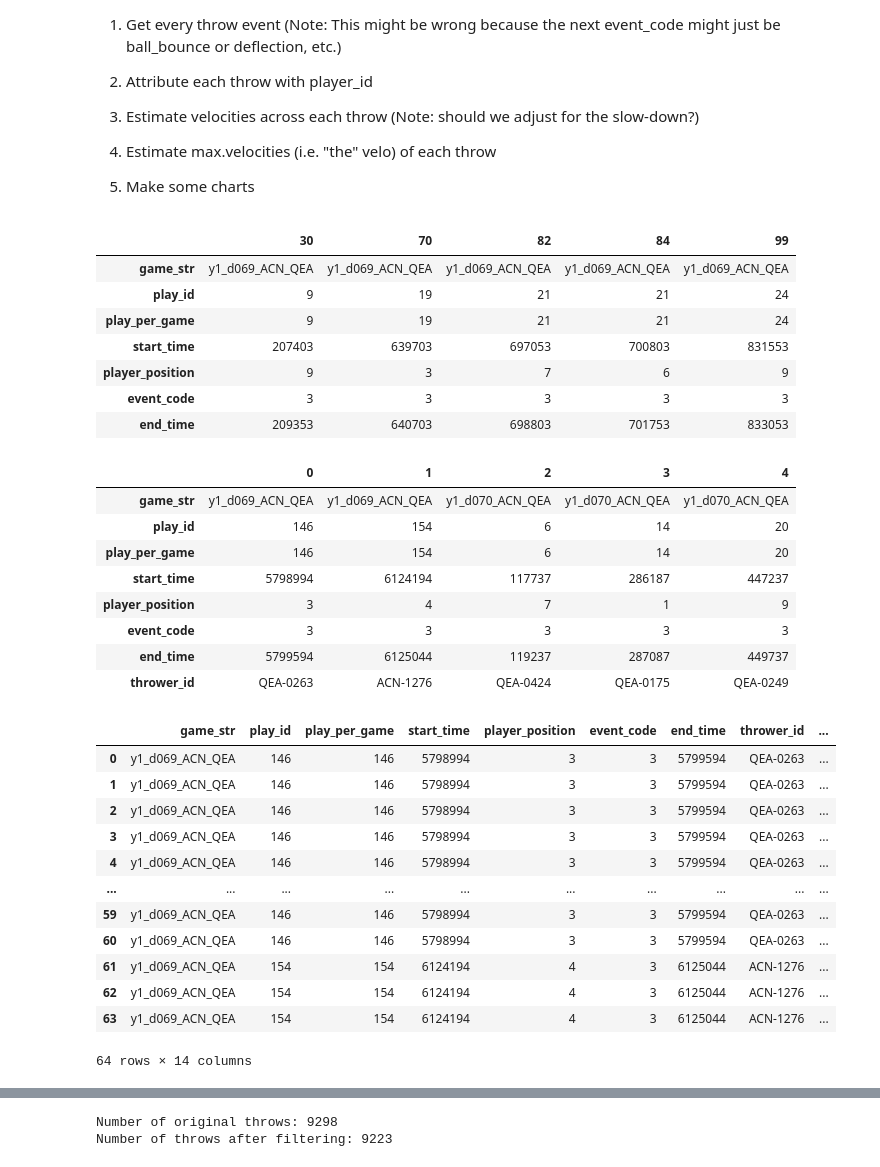
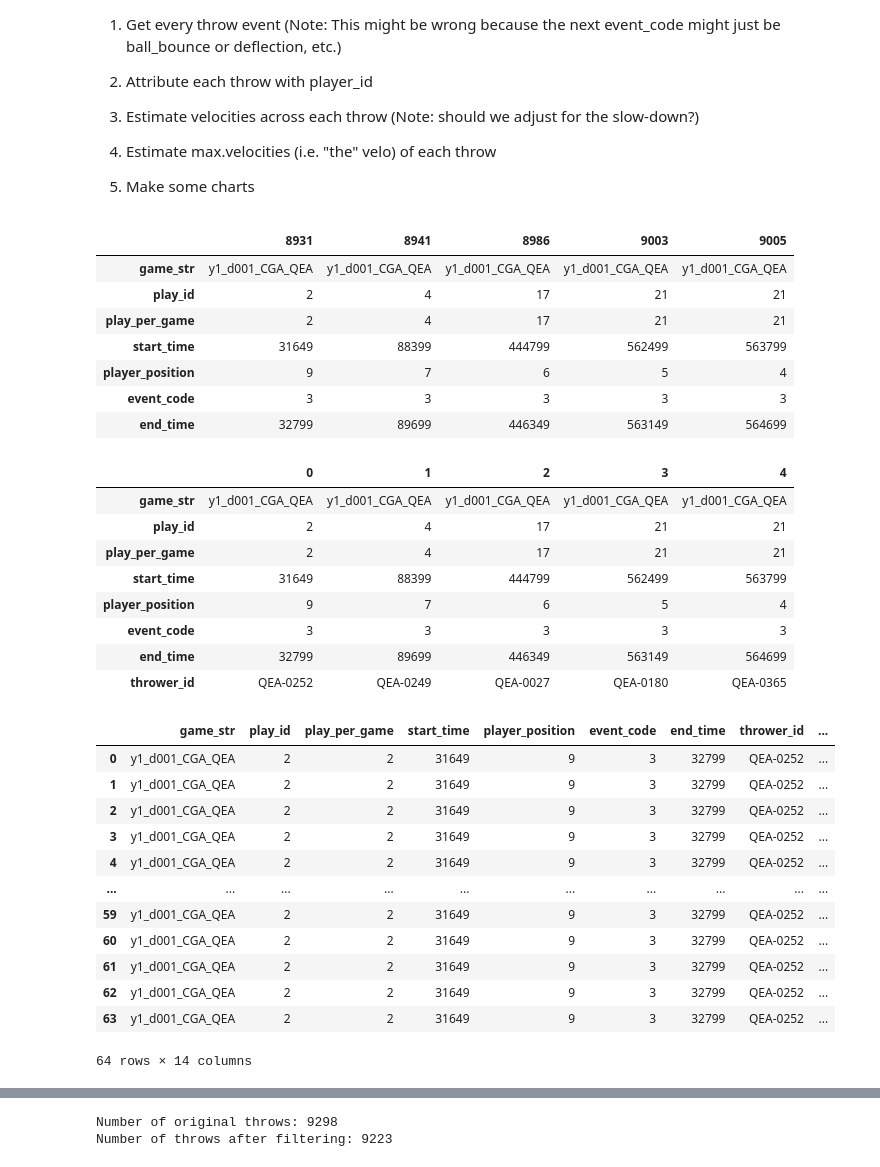
Before and after one commit to kimdoyo5/SMT2025, a Jupyter notebook: Arm_Strength.ipynb, the cells around one changed output, grey strips where cells are left out. Cells and saved outputs as stored; diff of their text form; code cells hidden in the pictures.

Commit message:
keeping data sorted

```diff
--- a/Arm_Strength.ipynb
+++ b/Arm_Strength.ipynb
@@ -34,6 +34,8 @@ every_throw = game_events_subset.to_table(
     # filter = pads.field('event_code') == 3, # We're not filtering here to get the next timestamp (to isolate just the throw)
     columns = ['game_str','play_id','play_per_game','timestamp','player_position','event_code']
 ).to_pandas()
+# Make sure it's sorted
+every_throw = every_throw.sort_values(by=["game_str","play_id","timestamp"])
 
 # Get the end_time (this is when the ball is caught)
 # We will get this by using the timestamp of the next event_code with the same play_id
@@ -53,14 +55,14 @@ every_throw = every_throw.rename(columns={"timestamp":"start_time"})
 
 every_throw.head(5).T
 # %% [output]
-|  | 30 | 70 | 82 | 84 | 99 |
-| game_str | y1_d069_ACN_QEA | y1_d069_ACN_QEA | y1_d069_ACN_QEA | y1_d069_ACN_QEA | y1_d069_ACN_QEA |
-| play_id | 9 | 19 | 21 | 21 | 24 |
-| play_per_game | 9 | 19 | 21 | 21 | 24 |
-| start_time | 207403 | 639703 | 697053 | 700803 | 831553 |
-| player_position | 9 | 3 | 7 | 6 | 9 |
+|  | 8931 | 8941 | 8986 | 9003 | 9005 |
+| game_str | y1_d001_CGA_QEA | y1_d001_CGA_QEA | y1_d001_CGA_QEA | y1_d001_CGA_QEA | y1_d001_CGA_QEA |
+| play_id | 2 | 4 | 17 | 21 | 21 |
+| play_per_game | 2 | 4 | 17 | 21 | 21 |
+| start_time | 31649 | 88399 | 444799 | 562499 | 563799 |
+| player_position | 9 | 7 | 6 | 5 | 4 |
 | event_code | 3 | 3 | 3 | 3 | 3 |
-| end_time | 209353 | 640703 | 698803 | 701753 | 833053 |
+| end_time | 32799 | 89699 | 446349 | 563149 | 564699 |
 # %%
 """
 Attribute each throw with player_id
@@ -104,14 +106,14 @@ every_throw = every_throw.drop(columns=['pitcher','catcher','first_base','second
 every_throw.head(5).T
 # %% [output]
 |  | 0 | 1 | 2 | 3 | 4 |
-| game_str | y1_d069_ACN_QEA | y1_d069_ACN_QEA | y1_d070_ACN_QEA | y1_d070_ACN_QEA | y1_d070_ACN_QEA |
-| play_id | 146 | 154 | 6 | 14 | 20 |
-| play_per_game | 146 | 154 | 6 | 14 | 20 |
-| start_time | 5798994 | 6124194 | 117737 | 286187 | 447237 |
-| player_position | 3 | 4 | 7 | 1 | 9 |
+| game_str | y1_d001_CGA_QEA | y1_d001_CGA_QEA | y1_d001_CGA_QEA | y1_d001_CGA_QEA | y1_d001_CGA_QEA |
+| play_id | 2 | 4 | 17 | 21 | 21 |
+| play_per_game | 2 | 4 | 17 | 21 | 21 |
+| start_time | 31649 | 88399 | 444799 | 562499 | 563799 |
+| player_position | 9 | 7 | 6 | 5 | 4 |
 | event_code | 3 | 3 | 3 | 3 | 3 |
-| end_time | 5799594 | 6125044 | 119237 | 287087 | 449737 |
-| thrower_id | QEA-0263 | ACN-1276 | QEA-0424 | QEA-0175 | QEA-0249 |
+| end_time | 32799 | 89699 | 446349 | 563149 | 564699 |
+| thrower_id | QEA-0252 | QEA-0249 | QEA-0027 | QEA-0180 | QEA-0365 |
 # %%
 """
 Estimate velocities across each throw.
@@ -120,47 +122,49 @@ We'll do this by distance ÷ time across 2 timestamps
 ball_pos = ball_position_subset.to_table(
     columns = ['game_str','play_id','timestamp','ball_position_x','ball_position_y','ball_position_z']
 ).to_pandas()
+# Make sure it's sorted
+ball_pos = ball_pos.sort_values(by=["game_str","play_id","timestamp"])
 # print(ball_pos.head(50))
 every_throw_tracking = pd.merge(every_throw, ball_pos, how="left", on=["game_str","play_id"])
 
 # Estimate velocity at previous interval
 every_throw_tracking['prev_ball_pos_x'] = every_throw_tracking.groupby(
     ["game_str","play_id","event_code"])["ball_position_x"].shift(1)
 every_throw_tracking['prev_ball_pos_y'] = every_throw_tracking.groupby(
     ["game_str","play_id","event_code"])["ball_position_y"].shift(1)
 every_throw_tracking['prev_ball_pos_z'] = every_throw_tracking.groupby(
     ["game_str","play_id","event_code"])["ball_position_z"].shift(1)
 
 # Get displacements
 every_throw_tracking['displacement_x'] = every_throw_tracking['ball_position_x'] - every_throw_tracking['prev_ball_pos_x']
 every_throw_tracking['displacement_y'] = every_throw_tracking['ball_position_y'] - every_throw_tracking['prev_ball_pos_y']
 every_throw_tracking['displacement_z'] = every_throw_tracking['ball_position_z'] - every_throw_tracking['prev_ball_pos_z']
 every_throw_tracking['distance'] = np.sqrt(every_throw_tracking['displacement_x']**2 +
                                            every_throw_tracking['displacement_y']**2 +
                                            every_throw_tracking['displacement_z']**2)
 
 # Timestamps go in 50ms intervals
 every_throw_tracking['prev_interval_speed'] = every_throw_tracking['distance'] / 0.05  # ft/s
 
 # Drop used columns
 every_throw_tracking = every_throw_tracking.drop(
     columns=["prev_ball_pos_x","prev_ball_pos_y","prev_ball_pos_z",
              "displacement_x","displacement_y","displacement_z"])
 
 every_throw_tracking.head(64)
 # %% [output]
 |  | game_str | play_id | play_per_game | start_time | player_position | event_code | end_time | thrower_id | ... |
-| 0 | y1_d069_ACN_QEA | 146 | 146 | 5798994 | 3 | 3 | 5799594 | QEA-0263 | ... |
-| 1 | y1_d069_ACN_QEA | 146 | 146 | 5798994 | 3 | 3 | 5799594 | QEA-0263 | ... |
-| 2 | y1_d069_ACN_QEA | 146 | 146 | 5798994 | 3 | 3 | 5799594 | QEA-0263 | ... |
-| 3 | y1_d069_ACN_QEA | 146 | 146 | 5798994 | 3 | 3 | 5799594 | QEA-0263 | ... |
-| 4 | y1_d069_ACN_QEA | 146 | 146 | 5798994 | 3 | 3 | 5799594 | QEA-0263 | ... |
+| 0 | y1_d001_CGA_QEA | 2 | 2 | 31649 | 9 | 3 | 32799 | QEA-0252 | ... |
+| 1 | y1_d001_CGA_QEA | 2 | 2 | 31649 | 9 | 3 | 32799 | QEA-0252 | ... |
+| 2 | y1_d001_CGA_QEA | 2 | 2 | 31649 | 9 | 3 | 32799 | QEA-0252 | ... |
+| 3 | y1_d001_CGA_QEA | 2 | 2 | 31649 | 9 | 3 | 32799 | QEA-0252 | ... |
+| 4 | y1_d001_CGA_QEA | 2 | 2 | 31649 | 9 | 3 | 32799 | QEA-0252 | ... |
 | ... | ... | ... | ... | ... | ... | ... | ... | ... | ... |
-| 59 | y1_d069_ACN_QEA | 146 | 146 | 5798994 | 3 | 3 | 5799594 | QEA-0263 | ... |
-| 60 | y1_d069_ACN_QEA | 146 | 146 | 5798994 | 3 | 3 | 5799594 | QEA-0263 | ... |
-| 61 | y1_d069_ACN_QEA | 154 | 154 | 6124194 | 4 | 3 | 6125044 | ACN-1276 | ... |
-| 62 | y1_d069_ACN_QEA | 154 | 154 | 6124194 | 4 | 3 | 6125044 | ACN-1276 | ... |
-| 63 | y1_d069_ACN_QEA | 154 | 154 | 6124194 | 4 | 3 | 6125044 | ACN-1276 | ... |
+| 59 | y1_d001_CGA_QEA | 2 | 2 | 31649 | 9 | 3 | 32799 | QEA-0252 | ... |
+| 60 | y1_d001_CGA_QEA | 2 | 2 | 31649 | 9 | 3 | 32799 | QEA-0252 | ... |
+| 61 | y1_d001_CGA_QEA | 2 | 2 | 31649 | 9 | 3 | 32799 | QEA-0252 | ... |
+| 62 | y1_d001_CGA_QEA | 2 | 2 | 31649 | 9 | 3 | 32799 | QEA-0252 | ... |
+| 63 | y1_d001_CGA_QEA | 2 | 2 | 31649 | 9 | 3 | 32799 | QEA-0252 | ... |
 64 rows × 14 columns
 # %%
 # Cleanup noise
```
Also changed, not shown: parts of 1 cell of this notebook.
